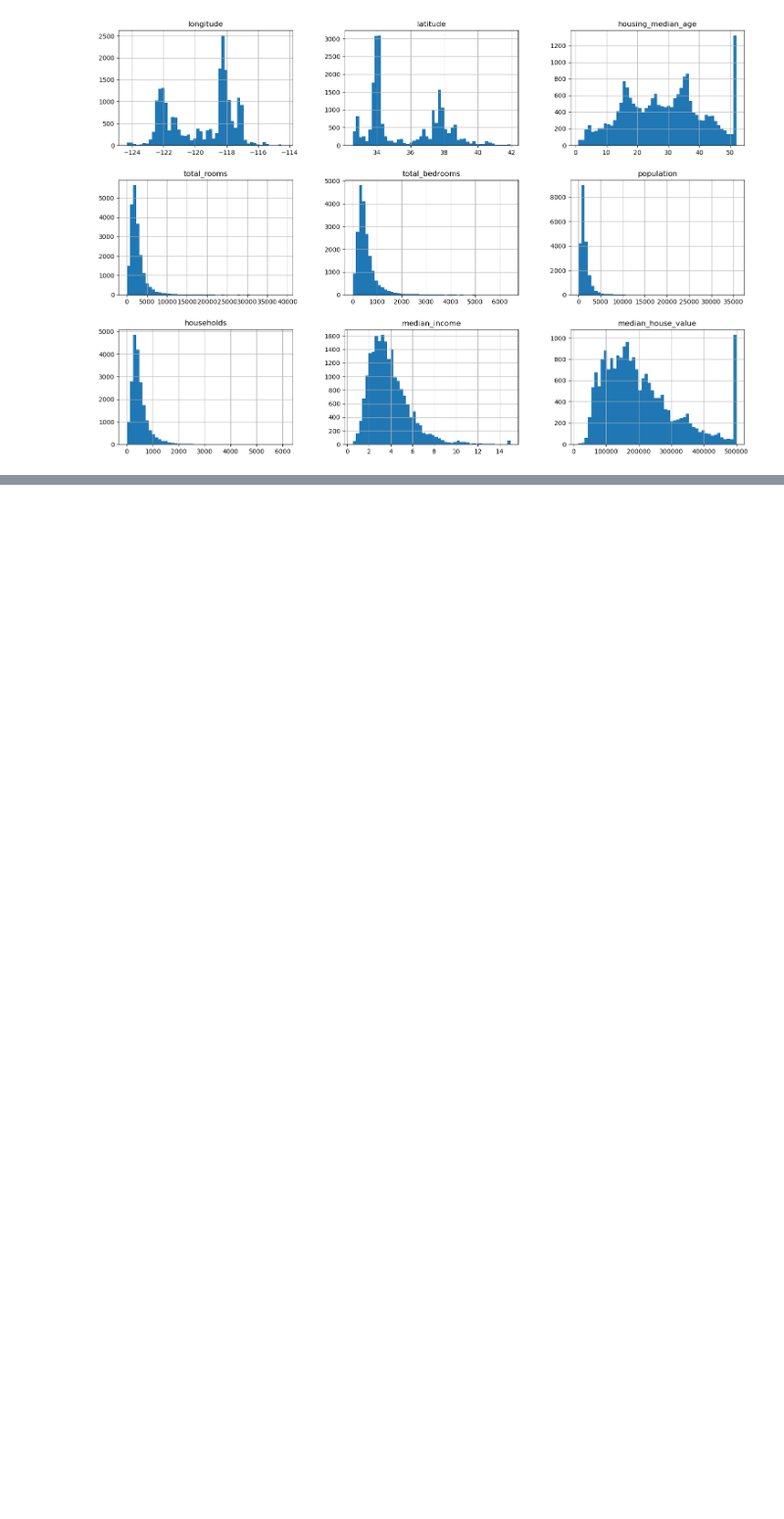
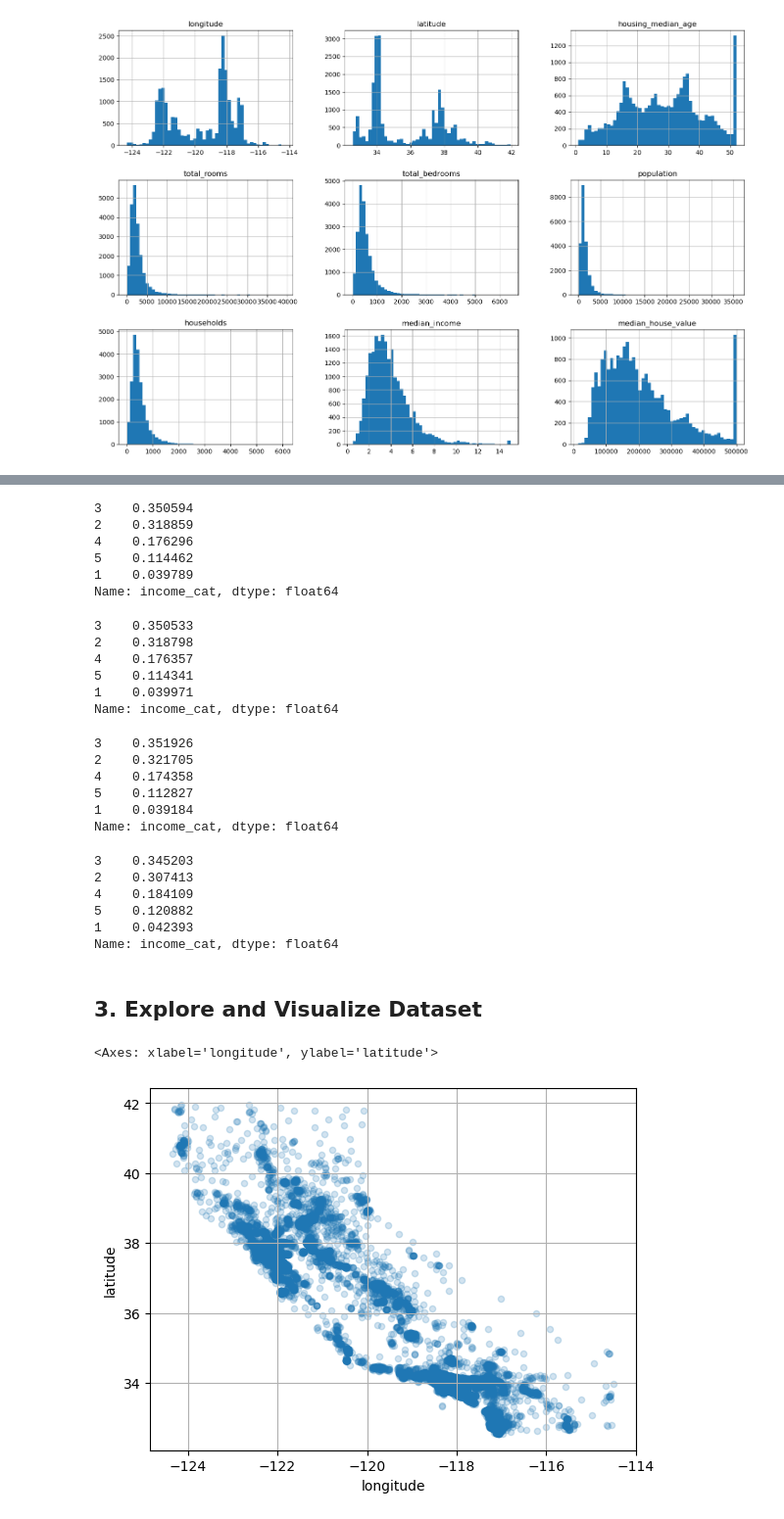
Before and after one commit to u-droid/machine-learning-projects, a Jupyter notebook: california_housing/california_housing.ipynb, the cells around one changed output, grey strips where cells are left out. Shown at 98% size. Saved outputs shown, nothing was run; the diff lists cells and outputs as text; code cells hidden in the pictures; blank space fills up the shorter version.

```diff
--- a/california_housing/california_housing.ipynb
+++ b/california_housing/california_housing.ipynb
@@ -89,0 +128,21 @@ plt.show()
+# %%
+from sklearn.model_selection import train_test_split
+strat_train_set, strat_test_set = train_test_split(housing, test_size=0.2, stratify=housing['income_cat'], random_state=42)
+# %%
+strat_train_set['income_cat'].value_counts() / len(strat_train_set)
+# %% [output]
+3    0.350594
+2    0.318859
+4    0.176296
+5    0.114462
+1    0.039789
+Name: income_cat, dtype: float64
+# %%
+strat_test_set['income_cat'].value_counts() / len(strat_test_set)
+# %% [output]
+3    0.350533
+2    0.318798
+4    0.176357
+5    0.114341
+1    0.039971
+Name: income_cat, dtype: float64
@@ -89,0 +152,18 @@ plt.show()
+# %%
+rand_train_set['income_cat'].value_counts() / len(rand_train_set)
+# %% [output]
+3    0.351926
+2    0.321705
+4    0.174358
+5    0.112827
+1    0.039184
+Name: income_cat, dtype: float64
+# %%
+rand_test_set['income_cat'].value_counts() / len(rand_test_set)
+# %% [output]
+3    0.345203
+2    0.307413
+4    0.184109
+5    0.120882
+1    0.042393
+Name: income_cat, dtype: float64
@@ -89,0 +173,10 @@ plt.show()
+# %% [markdown]
+## 3. Explore and Visualize Dataset
+# %%
+housing = strat_train_set.copy()
+# %%
+housing.plot(kind='scatter', x='longitude', y='latitude', grid=True, alpha=0.2)
+# Setting the alpha option to 0.2 makes it easier to visualize the places where there is a high density of data points
+# %% [output]
+<Axes: xlabel='longitude', ylabel='latitude'>
+[figure, added]
```
Also changed, not shown: parts of 83 cells of this notebook.
